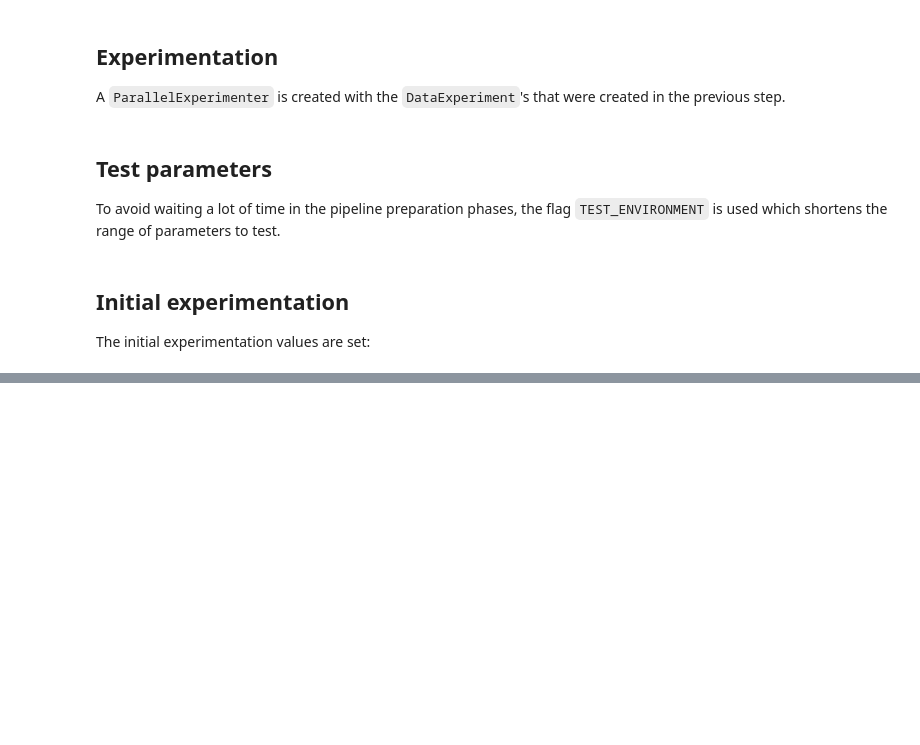
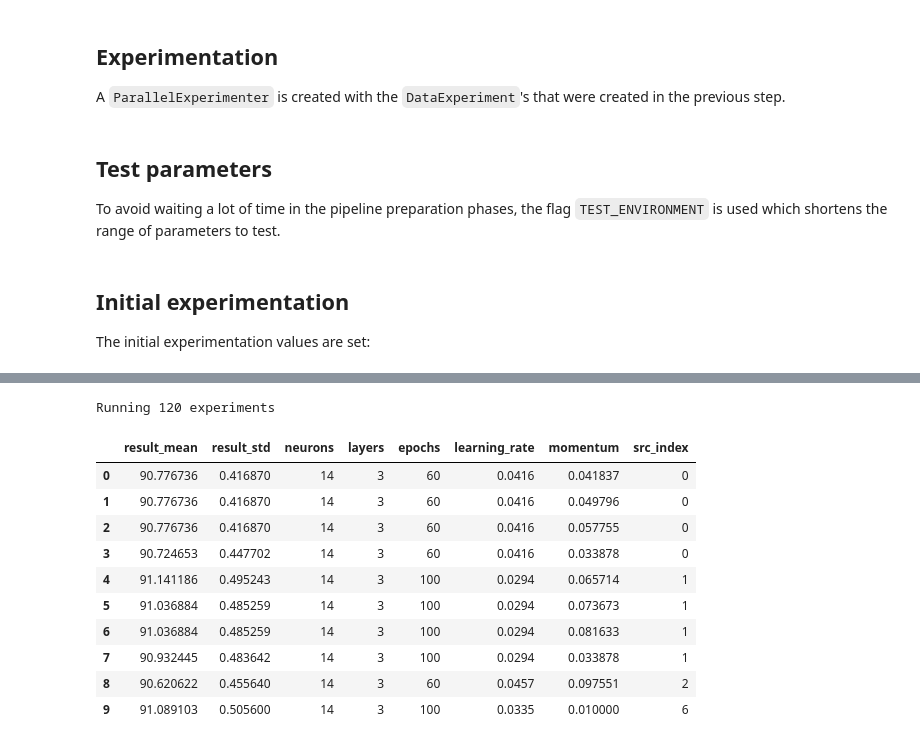
Before and after one commit to ggzor/nn-fire, a Jupyter notebook: notebook.ipynb, the cells around one changed output, grey strips where cells are left out. Saved outputs shown, nothing was run; the diff lists cells and outputs as text; code cells hidden in the pictures; blank space fills up the shorter version.

Commit message:
Finishing the experiments setup

```diff
--- a/notebook.ipynb
+++ b/notebook.ipynb
@@ -237,0 +384,10 @@ print(os.cpu_count())
+# %%
+best_by_epochs = list(r.params for r in epochs_results[:BEST_FOREACH_PHASE])
+
+print(f'Running {BEST_FOREACH_PHASE * LEARNING_RATE_RANGE.size} experiments')
+
+learning_rate_results = experimenter.run_all(
+    dataclasses.replace(p, learning_rate=learning_rate)
+    for p in best_by_epochs
+    for learning_rate in LEARNING_RATE_RANGE
+)
@@ -237,0 +478,51 @@ print(os.cpu_count())
+# %%
+best_by_learning_rate = list(r.params for r in learning_rate_results[:BEST_FOREACH_PHASE])
+
+print(f'Running {BEST_FOREACH_PHASE * MOMENTUM_RANGE.size} experiments')
+
+momentum_results = experimenter.run_all(
+    dataclasses.replace(p, momentum=momentum)
+    for p in best_by_learning_rate
+    for momentum in MOMENTUM_RANGE
+)
+# %% [output]
+Running 120 experiments
+# %%
+momentum_results.sort(key=experiment_result_criteria, reverse=True)
+momentum_results_reverse_index = {
+    (r.neurons, r.layers, r.epochs, r.learning_rate): i for i, r in enumerate(best_by_learning_rate)
+}
+
+momentum_results_df = to_dataframe(momentum_results)
+
+momentum_results_df["src_index"] = momentum_results_df.apply(
+    lambda row: momentum_results_reverse_index[
+        row["neurons"], row["layers"], row["epochs"], row["learning_rate"]
+    ],
+    axis=1,
+)
+
+momentum_results_df.head(BEST_FOREACH_PHASE)[
+    [
+        "result_mean",
+        "result_std",
+        "neurons",
+        "layers",
+        "epochs",
+        "learning_rate",
+        "momentum",
+        "src_index",
+    ]
+]
+# %% [output]
+|  | result_mean | result_std | neurons | layers | epochs | learning_rate | momentum | src_index |
+| 0 | 90.776736 | 0.416870 | 14 | 3 | 60 | 0.0416 | 0.041837 | 0 |
+| 1 | 90.776736 | 0.416870 | 14 | 3 | 60 | 0.0416 | 0.049796 | 0 |
+| 2 | 90.776736 | 0.416870 | 14 | 3 | 60 | 0.0416 | 0.057755 | 0 |
+| 3 | 90.724653 | 0.447702 | 14 | 3 | 60 | 0.0416 | 0.033878 | 0 |
+| 4 | 91.141186 | 0.495243 | 14 | 3 | 100 | 0.0294 | 0.065714 | 1 |
+| 5 | 91.036884 | 0.485259 | 14 | 3 | 100 | 0.0294 | 0.073673 | 1 |
+| 6 | 91.036884 | 0.485259 | 14 | 3 | 100 | 0.0294 | 0.081633 | 1 |
+| 7 | 90.932445 | 0.483642 | 14 | 3 | 100 | 0.0294 | 0.033878 | 1 |
+| 8 | 90.620622 | 0.455640 | 14 | 3 | 60 | 0.0457 | 0.097551 | 2 |
+| 9 | 91.089103 | 0.505600 | 14 | 3 | 100 | 0.0335 | 0.010000 | 6 |
```
Also changed, not shown: parts of 24 cells of this notebook, 1 other file.
